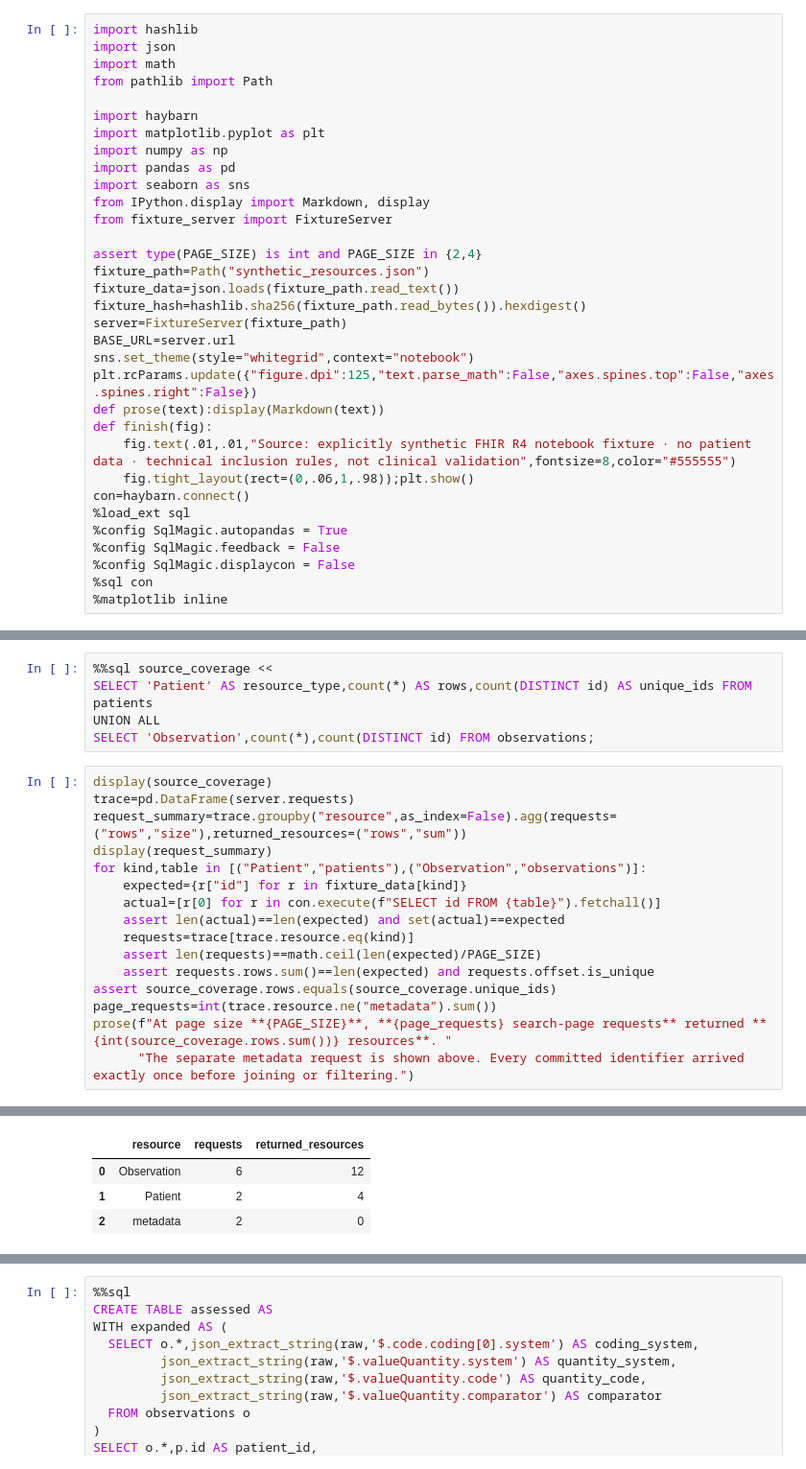
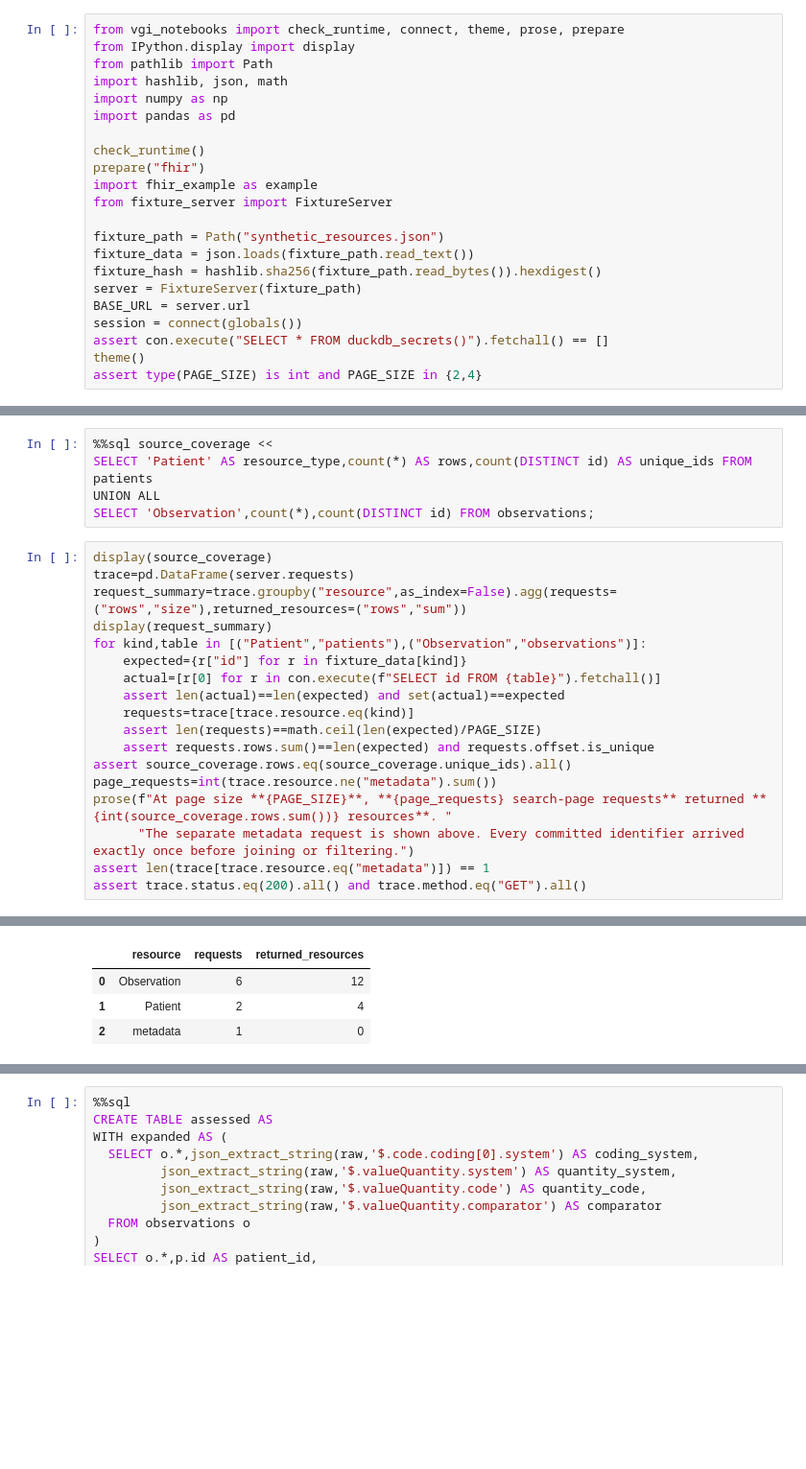
Before and after one commit to Query-farm/vgi-fhir, a Jupyter notebook: notebooks/01_complete_pages_do_not_make_quantities_comparable.ipynb, the cells around one changed output, grey strips where cells are left out. Shown at 96% size. Drawn from its saved outputs; the diff is of its cells as text; blank space fills up the shorter version.

Commit message:
Publish complete FHIR SQL examples and shared standard [skip ci]

```diff
--- a/notebooks/01_complete_pages_do_not_make_quantities_comparable.ipynb
+++ b/notebooks/01_complete_pages_do_not_make_quantities_comparable.ipynb
@@ -21,33 +37,22 @@ PAGE_SIZE = 2  # Accepted: 2 or 4 resources per page; experiment: 4
 # %%
-import hashlib
-import json
-import math
+from vgi_notebooks import check_runtime, connect, theme, prose, prepare
+from IPython.display import display
 from pathlib import Path
-
-import haybarn
-import matplotlib.pyplot as plt
+import hashlib, json, math
 import numpy as np
 import pandas as pd
-import seaborn as sns
-from IPython.display import Markdown, display
+
+check_runtime()
+prepare("fhir")
+import fhir_example as example
 from fixture_server import FixtureServer
 
+fixture_path = Path("synthetic_resources.json")
+fixture_data = json.loads(fixture_path.read_text())
+fixture_hash = hashlib.sha256(fixture_path.read_bytes()).hexdigest()
+server = FixtureServer(fixture_path)
+BASE_URL = server.url
+session = connect(globals())
+assert con.execute("SELECT * FROM duckdb_secrets()").fetchall() == []
+theme()
 assert type(PAGE_SIZE) is int and PAGE_SIZE in {2,4}
-fixture_path=Path("synthetic_resources.json")
-fixture_data=json.loads(fixture_path.read_text())
-fixture_hash=hashlib.sha256(fixture_path.read_bytes()).hexdigest()
-server=FixtureServer(fixture_path)
-BASE_URL=server.url
-sns.set_theme(style="whitegrid",context="notebook")
-plt.rcParams.update({"figure.dpi":125,"text.parse_math":False,"axes.spines.top":False,"axes.spines.right":False})
-def prose(text):display(Markdown(text))
-def finish(fig):
-    fig.text(.01,.01,"Source: explicitly synthetic FHIR R4 notebook fixture · no patient data · technical inclusion rules, not clinical validation",fontsize=8,color="#555555")
-    fig.tight_layout(rect=(0,.06,1,.98));plt.show()
-con=haybarn.connect()
-%load_ext sql
-%config SqlMagic.autopandas = True
-%config SqlMagic.feedback = False
-%config SqlMagic.displaycon = False
-%sql con
-%matplotlib inline
@@ -107,26 +106,28 @@ SELECT 'Observation',count(*),count(DISTINCT id) FROM observations;
 # %%
 display(source_coverage)
 trace=pd.DataFrame(server.requests)
 request_summary=trace.groupby("resource",as_index=False).agg(requests=("rows","size"),returned_resources=("rows","sum"))
 display(request_summary)
 for kind,table in [("Patient","patients"),("Observation","observations")]:
     expected={r["id"] for r in fixture_data[kind]}
     actual=[r[0] for r in con.execute(f"SELECT id FROM {table}").fetchall()]
     assert len(actual)==len(expected) and set(actual)==expected
     requests=trace[trace.resource.eq(kind)]
     assert len(requests)==math.ceil(len(expected)/PAGE_SIZE)
     assert requests.rows.sum()==len(expected) and requests.offset.is_unique
-assert source_coverage.rows.equals(source_coverage.unique_ids)
+assert source_coverage.rows.eq(source_coverage.unique_ids).all()
 page_requests=int(trace.resource.ne("metadata").sum())
 prose(f"At page size **{PAGE_SIZE}**, **{page_requests} search-page requests** returned **{int(source_coverage.rows.sum())} resources**. "
       "The separate metadata request is shown above. Every committed identifier arrived exactly once before joining or filtering.")
+assert len(trace[trace.resource.eq("metadata")]) == 1
+assert trace.status.eq(200).all() and trace.method.eq("GET").all()
 # %% [output]
 |  | resource_type | rows | unique_ids |
 | 0 | Patient | 4 | 4 |
 | 1 | Observation | 12 | 12 |
 |  | resource | requests | returned_resources |
 | 0 | Observation | 6 | 12 |
 | 1 | Patient | 2 | 4 |
-| 2 | metadata | 2 | 0 |
+| 2 | metadata | 1 | 0 |
 At page size **2**, **8 search-page requests** returned **16 resources**. The separate metadata request is shown above. Every committed identifier arrived exactly once before joining or filtering.
 # %% [markdown]
```
Also changed, not shown: parts of 19 cells of this notebook, 12 other files.
